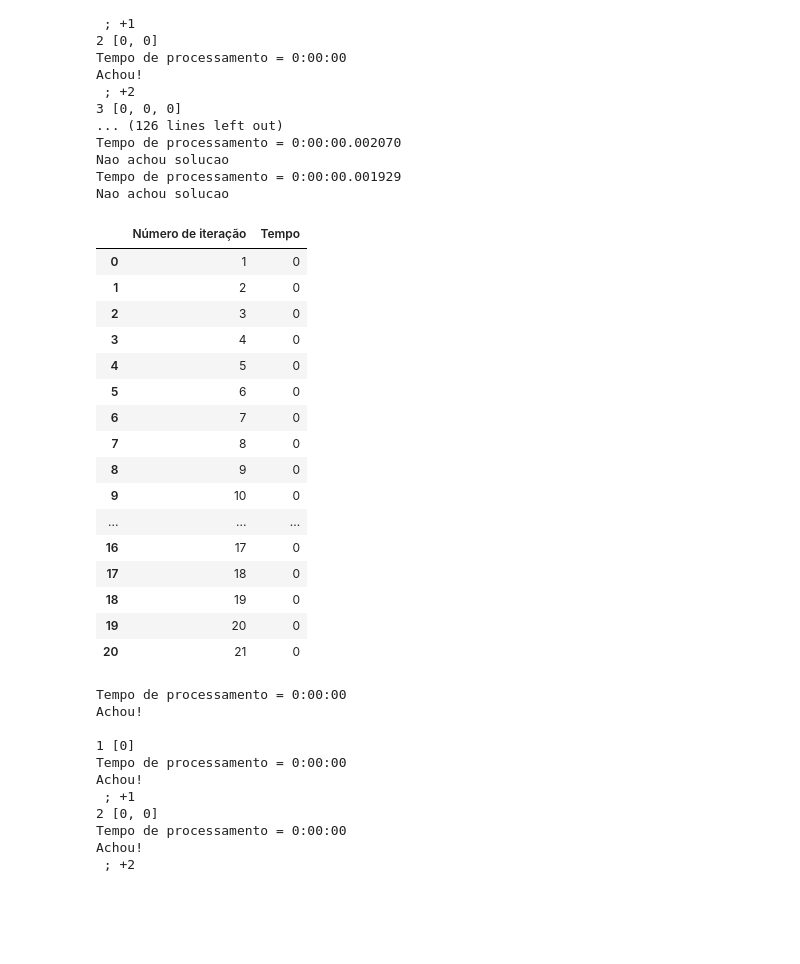
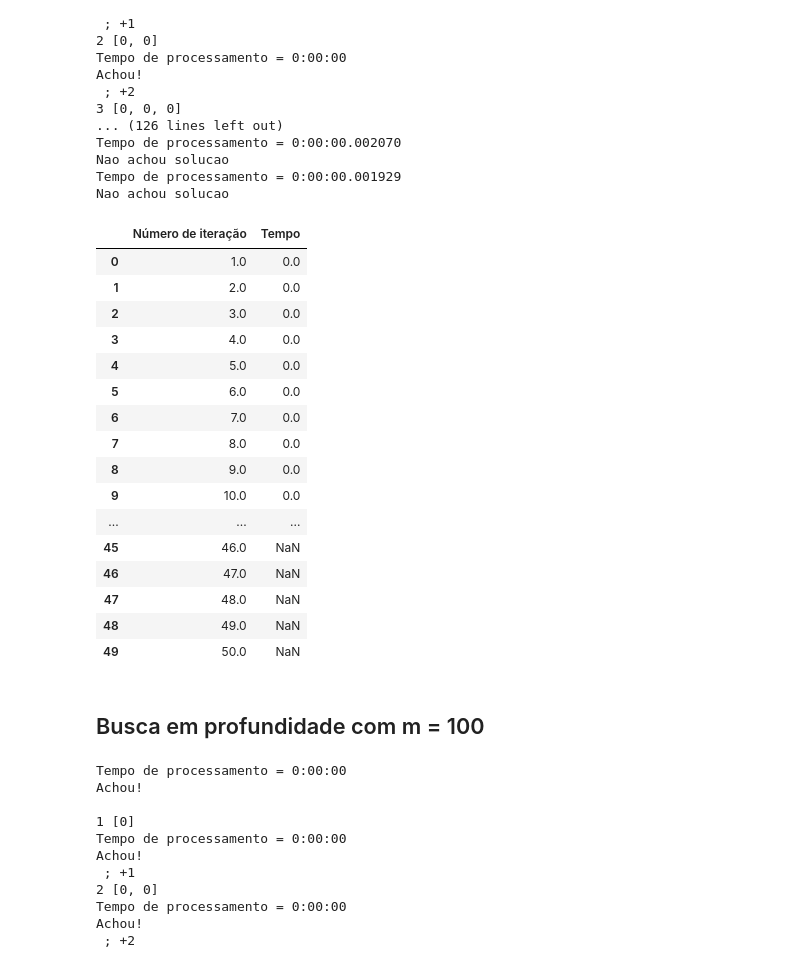
Before and after one commit to Eduardosmb/ia-exs, a Jupyter notebook: main.ipynb, the cells around one changed output. Drawn from its saved outputs; the diff is of its cells as text; code cells hidden in the pictures; blank space fills up the shorter version.

```diff
--- a/main.ipynb
+++ b/main.ipynb
@@ -68,0 +36,22 @@ Achou!
+# %%
+for num in range(1, 47):
+    def main():
+        objetivo = num
+        state = SumOne(1, '', objetivo)
+        algorithm = BuscaLargura()
+        #algorithm = BuscaProfundidade()
+        #algorithm = BuscaProfundidadeIterativa()
+        start_time = datetime.now()
+        result = algorithm.search(state)
+        end_time = datetime.now()
+        print(f'Tempo de processamento = {end_time - start_time}')
+        if result != None:
+            print('Achou!')
+            print(result.show_path())
+            time = (end_time - start_time).microseconds
+            lista.append(time)
+            print(num, lista)
+        else:
+            print('Nao achou solucao')
+    if __name__ == '__main__':
+        main()
@@ -162,30 +175,36 @@ Nao achou solucao
 # %%
 import pandas as pd
 
 num = []
 for i in range(len(lista2)):
     num.append(i+1)
 df_profundidade = pd.DataFrame({'Número de iteração': num, 'Tempo': lista2})
+
+# Prenchendo o dataframe do index 21 ao 49 com null
+for i in range(21, 50):
+    df_profundidade.loc[i] = [i+1, None]
 df_profundidade.to_csv('IA_profundidade_10.csv', index=False)
 df_profundidade
 # %% [output]
 |  | Número de iteração | Tempo |
-| 0 | 1 | 0 |
-| 1 | 2 | 0 |
-| 2 | 3 | 0 |
-| 3 | 4 | 0 |
-| 4 | 5 | 0 |
-| 5 | 6 | 0 |
-| 6 | 7 | 0 |
-| 7 | 8 | 0 |
-| 8 | 9 | 0 |
-| 9 | 10 | 0 |
+| 0 | 1.0 | 0.0 |
+| 1 | 2.0 | 0.0 |
+| 2 | 3.0 | 0.0 |
+| 3 | 4.0 | 0.0 |
+| 4 | 5.0 | 0.0 |
+| 5 | 6.0 | 0.0 |
+| 6 | 7.0 | 0.0 |
+| 7 | 8.0 | 0.0 |
+| 8 | 9.0 | 0.0 |
+| 9 | 10.0 | 0.0 |
 | ... | ... | ... |
-| 16 | 17 | 0 |
-| 17 | 18 | 0 |
-| 18 | 19 | 0 |
-| 19 | 20 | 0 |
-| 20 | 21 | 0 |
+| 45 | 46.0 | NaN |
+| 46 | 47.0 | NaN |
+| 47 | 48.0 | NaN |
+| 48 | 49.0 | NaN |
+| 49 | 50.0 | NaN |
+# %% [markdown]
+## Busca em profundidade com m = 100
 # %%
 lista3 = []
 for num in range(1, 51):
```
Also changed, not shown: parts of 21 cells of this notebook, 3 other files.
